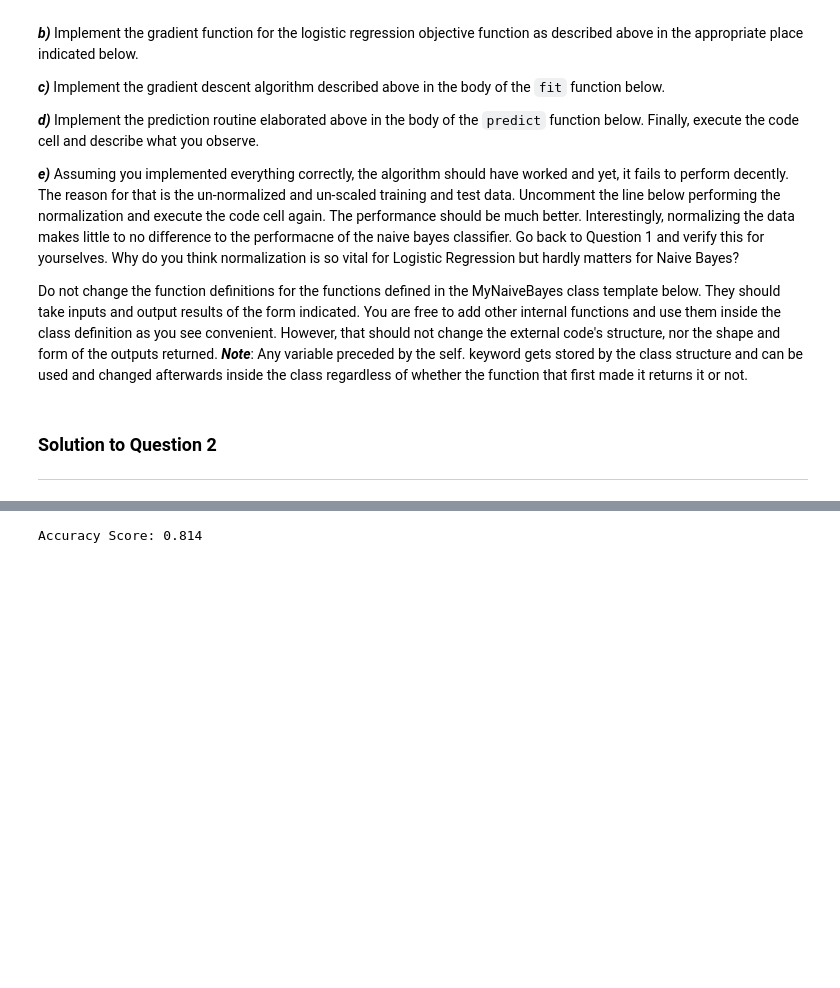
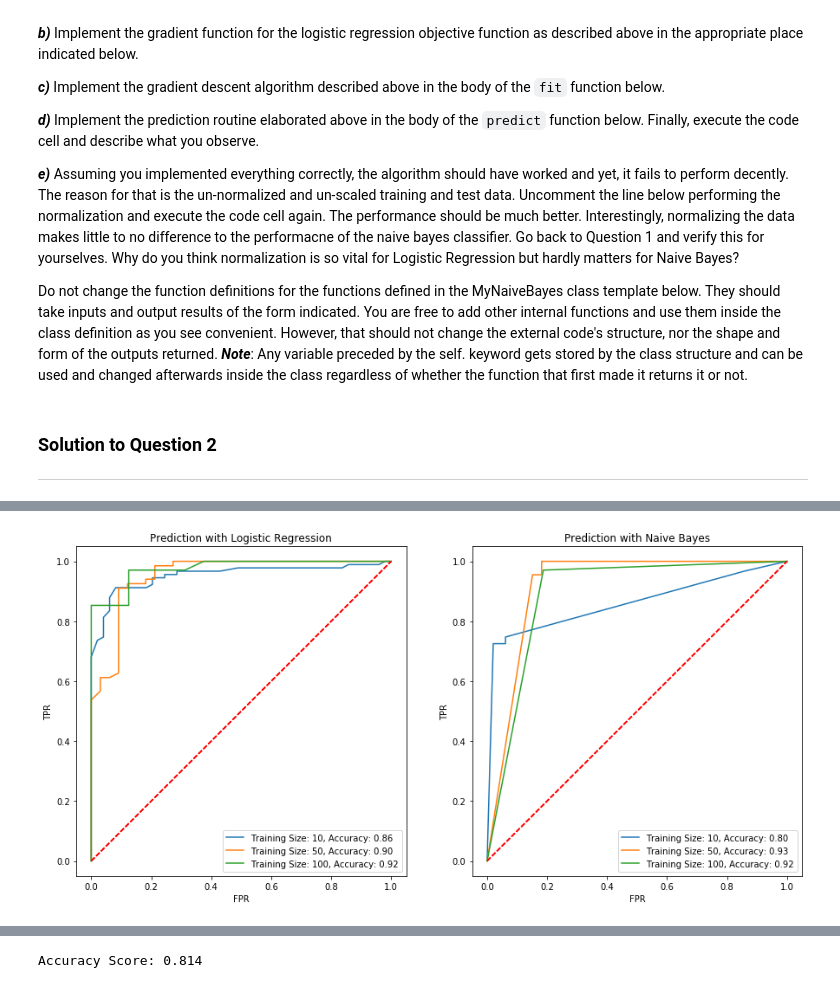
Before and after one commit to olivesgatech/ML_codes_repo, a Jupyter notebook: Assignments/ECE4803-Sp21-HW2-Classification.ipynb, the cells around one changed output, grey strips where cells are left out. Cells and saved outputs as stored; diff of their text form; code cells hidden in the pictures; blank space fills up the shorter version.

Commit message:
added question on evaluation metrics

```diff
--- a/Assignments/ECE4803-Sp21-HW2-Classification.ipynb
+++ b/Assignments/ECE4803-Sp21-HW2-Classification.ipynb
@@ -563,0 +590,90 @@ plt.show()
+# %%
+import numpy as np
+import matplotlib.pyplot as plt
+from sklearn.datasets import load_breast_cancer
+from sklearn.model_selection import train_test_split
+from sklearn.metrics import accuracy_score
+
+
+def roc(probs, y_test):
+    """Function returns TPR and FPR given a vector of probabilities and another
+    for ground-truth predictions
+
+    Parameters:
+    -----------
+    probs: ndarray of shape (N,1)
+        numpy array of normalized posterior porbabilities for each of N examples in a test dataset
+
+    y_test: ndarray of shape (N,1)
+        numpy array containing ground-truth class predictions for each of the N examples in test set
+
+    Returns:
+    --------
+    TPR: ndarray of shape (D,1)
+        numpy array containing true positive rates for each of the D thresholds applied to the posterior probs
+
+    FPR: ndarray of shape (D,1)
+        numpy array containing false positive rates for each of the D thresholds applied to the posterior probs
+        """
+
+
+    return TPR, FPR
+
+
+# load data
+cancer = load_breast_cancer()
+X, y = cancer.data, cancer.target
+
+# Normalize X
+X = (X - np.min(X, axis=0, keepdims=True)) / (np.max(X, axis=0, keepdims=True) - np.min(X, axis=0, keepdims=True))
+
+# define training set sizes
+training_set_sizes = [10, 50, 100]
+
+# set up plots
+fig, (ax1, ax2) = plt.subplots(1,2, figsize=(15,7))
+
+for train_size in training_set_sizes:
+
+    # define train and test sizes
+    N_train = train_size
+    N_test = 150 - N_train
+
+    # train-test split
+    X_train, X_test, y_train, y_test = train_test_split(X, y, test_size=N_test, train_size=N_train, random_state=4803)
+
+    # train model and predict on test data
+    model =  MyLogisticRegression(X_train, y_train)
+    model.fit(num_epochs = 50, step=2)
+    y_pred, probs = model.predict(X_test)
+
+
+    # plot ROC for logistic regression
+    TPR, FPR = roc(probs, y_test)
+    ax1.plot(FPR, TPR, label='Training Size: %d, Accuracy: %.2f'%(train_size, accuracy_score(y_pred, y_test)))
+    ax1.plot([0,1],[0,1], linestyle='--', color='red')
+    ax1.set_xlabel('FPR')
+    ax1.set_ylabel('TPR')
+
+
+    # train model and predict on test data
+    model =  MyNaiveBayes(X_train, y_train)
+    model.fit()
+    y_pred, probs = model.predict(X_test)
+
+    # plot ROC for logistic regression
+    TPR, FPR = roc(probs[:,1].reshape(-1,1), y_test)
+    ax2.plot(FPR, TPR, label='Training Size: %d, Accuracy: %.2f'%(train_size, accuracy_score(y_pred, y_test)))
+    ax2.plot([0,1],[0,1], linestyle='--', color='red')
+    ax2.set_xlabel('FPR')
+    ax2.set_ylabel('TPR')
+
+
+
+ax1.set_title('Prediction with Logistic Regression')
+ax2.set_title('Prediction with Naive Bayes')
+ax1.legend()
+ax2.legend()
+plt.show()
+# %% [output]
+[figure, added]
```
Also changed, not shown: parts of 8 cells of this notebook.
